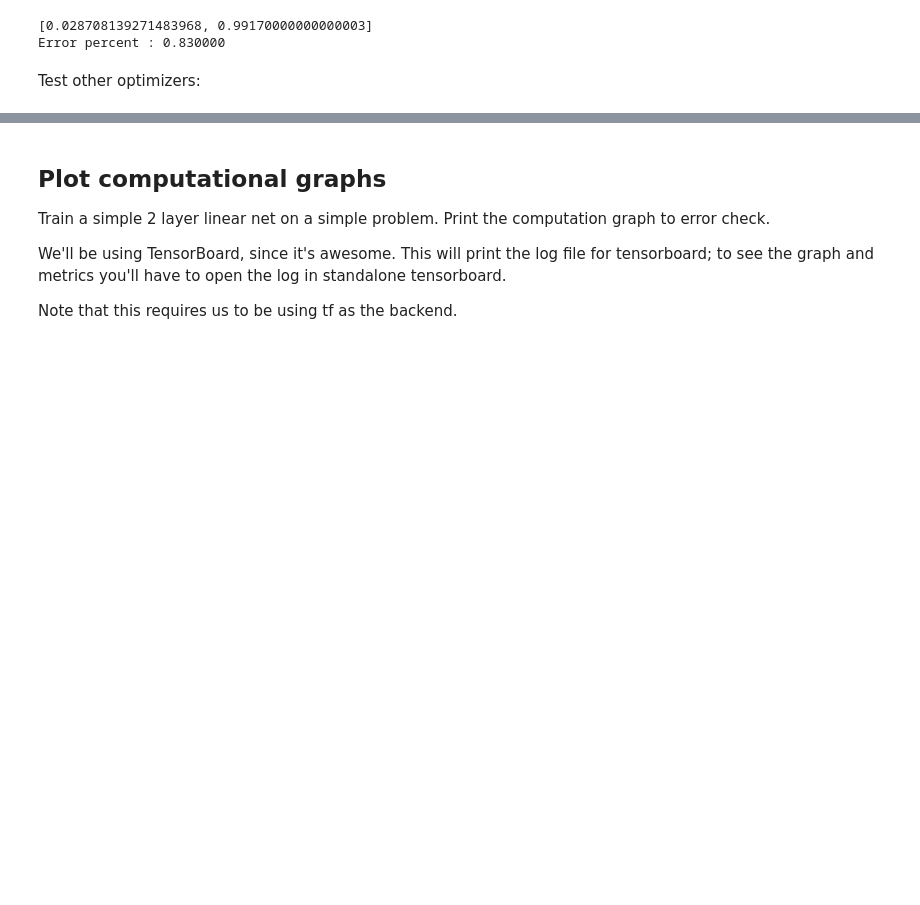
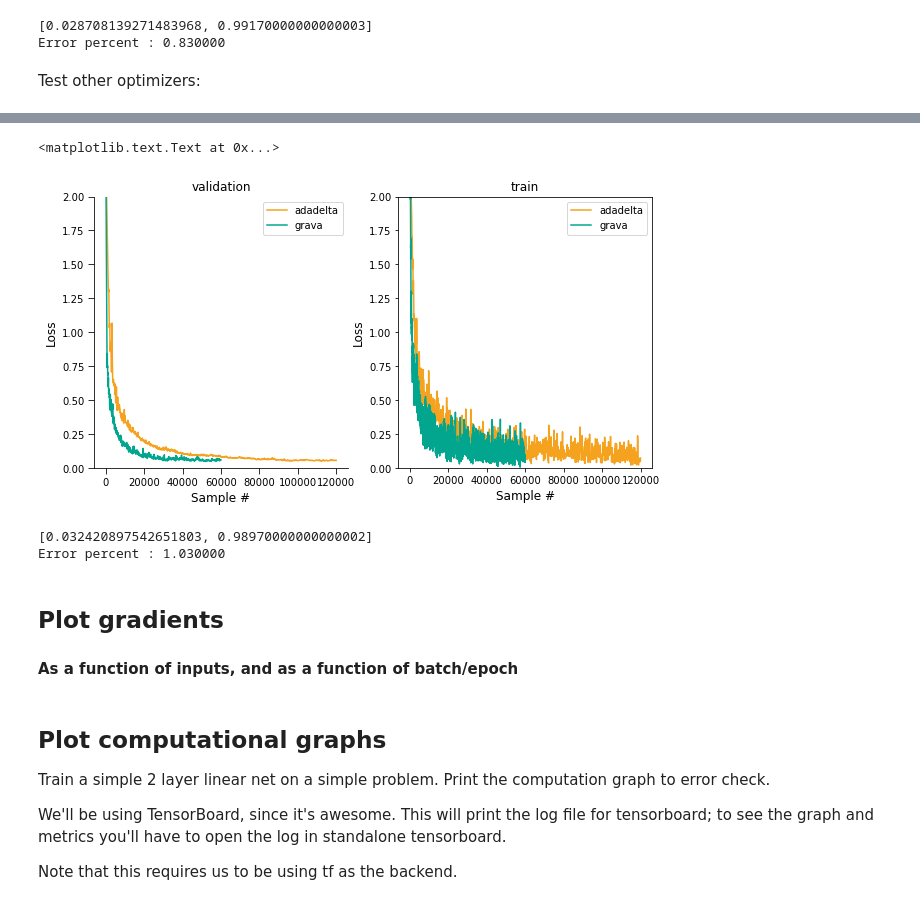
Before and after one commit to aribenjamin/keras, a Jupyter notebook: Optimizer_testbed.ipynb, the cells around one changed output, grey strips where cells are left out. Cells and saved outputs as stored; diff of their text form; code cells hidden in the pictures; blank space fills up the shorter version.

```diff
--- a/Optimizer_testbed.ipynb
+++ b/Optimizer_testbed.ipynb
@@ -496,3 +455,49 @@ TypeError: Join() can only join tensors with the same number of dimensions.
+# %%
+plt.figure(figsize=(10,5))
+plt.subplot(121)
+simpleaxis(plt.gca())
+
+batch_no = np.arange(np.array(hist.history['loss']).shape[0])*128
+gr_batch_no = np.arange(np.array(gr_hist.history['loss']).shape[0])
+
+plt.plot(batch_no,hist.history['val_loss'],color=colors[0])
+plt.plot(gr_batch_no,gr_hist.history['val_loss'],color=colors[1])
+plt.legend(['adadelta','grava'],loc=0)
+plt.xlabel('Sample #',fontsize='large')
+plt.ylabel('Loss',fontsize='large')
+plt.title('validation')
+plt.ylim((0,2));
+
+N = 128
+trrain = np.convolve(gr_hist.history['loss'], np.ones((N,))/N, mode='valid')
+
+plt.subplot(122)
+plt.plot(batch_no,hist.history['loss'],color=colors[0])
+plt.plot(gr_batch_no[:len(trrain)],trrain,color=colors[1])
+plt.title('train')
+plt.ylim((0,2));
+plt.legend(['adadelta','grava'],loc=0)
+plt.xlabel('Sample #',fontsize='large')
+plt.ylabel('Loss',fontsize='large')
+# %% [output]
+<matplotlib.text.Text at 0x...>
+[figure, added]
+# %%
+
+gr_model.fit(x_train, y_train,
+      batch_size=1,
+      epochs=1,
+      verbose=0,
+      validation_data=(x_test, y_test))
+score = gr_model.evaluate(x_test, y_test, verbose=0)
+print(score)
+print('Error percent : %f'% (100.*(1.-score[1])))
+# %% [output]
+[0.032420897542651803, 0.98970000000000002]
+Error percent : 1.030000
+# %% [markdown]
+## Plot gradients
+#### As a function of inputs, and as a function of batch/epoch
 # %% [markdown]
 ## Plot computational graphs
 
```
Also changed, not shown: parts of 10 cells of this notebook, 2 other files.
